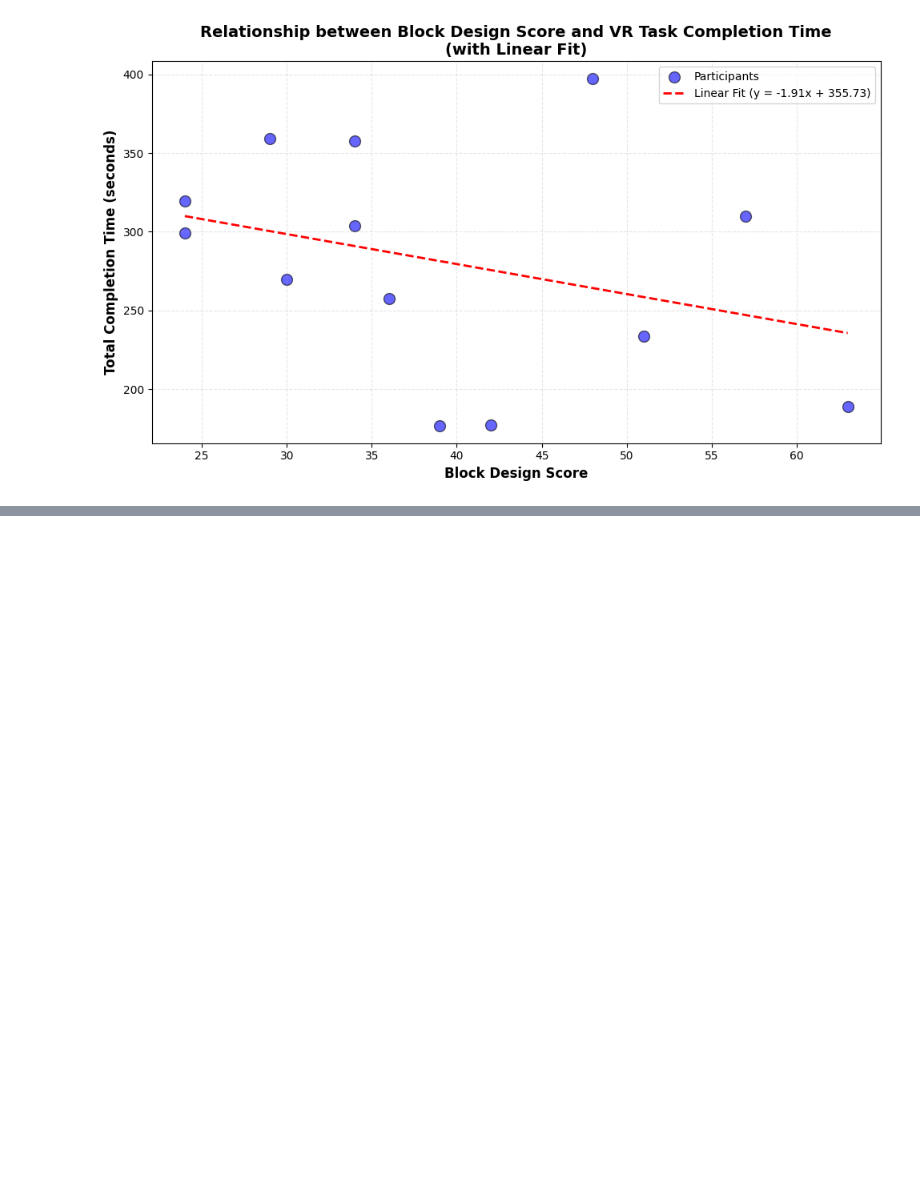
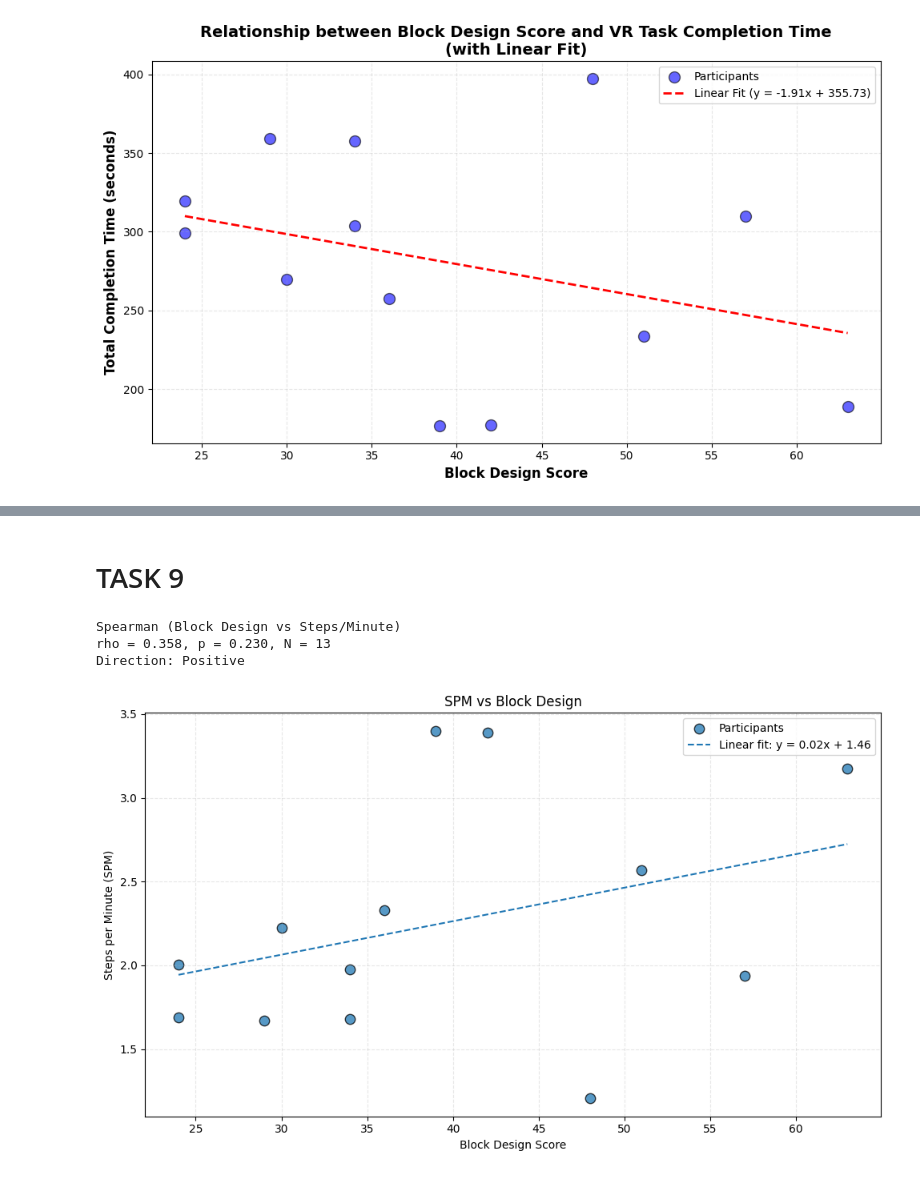
Before and after one commit to kc717/HFE_2025, a Jupyter notebook: notebooks/HFE_Tasks.ipynb, the cells around one changed output, grey strips where cells are left out. Cells and saved outputs as stored; diff of their text form; code cells hidden in the pictures; blank space fills up the shorter version.

Commit message:
Updated code in HFE_Tasks notebook

```diff
--- a/notebooks/HFE_Tasks.ipynb
+++ b/notebooks/HFE_Tasks.ipynb
@@ -260,0 +326,49 @@ Equation: y = -1.907x + 355.733
+# %% [markdown]
+# TASK 9
+# %%
+import numpy as np
+import matplotlib.pyplot as plt
+from scipy.stats import spearmanr
+
+eff_aligned = efficiency_data.rename(columns={"ParticipantID": "TOPF Subject ID"})
+
+# Merge and drop missing
+df = (assessments[["TOPF Subject ID", "Block Design Score"]]
+      .merge(eff_aligned[["TOPF Subject ID", "StepsPerMinute"]],
+             on="TOPF Subject ID", how="inner")
+      .dropna(subset=["Block Design Score", "StepsPerMinute"]))
+
+# Extract arrays
+x = df["Block Design Score"].to_numpy()
+y = df["StepsPerMinute"].to_numpy()
+n = len(df)
+
+# Spearman correlation
+rho, p = spearmanr(x, y, nan_policy="omit")
+direction = "Positive" if rho > 0 else "Negative"
+
+print("Spearman (Block Design vs Steps/Minute)")
+print(f"rho = {rho:.3f}, p = {p:.3f}, N = {n}")
+print(f"Direction: {direction}")
+
+# Linear fit (for visualization)
+slope, intercept = np.polyfit(x, y, 1)
+x_line = np.linspace(x.min(), x.max(), 100)
+y_line = slope * x_line + intercept
+
+# Plot
+plt.figure(figsize=(10,6))
+plt.scatter(x, y, s=80, edgecolors="black", alpha=0.75, label="Participants")
+plt.plot(x_line, y_line, "--", label=f"Linear fit: y = {slope:.2f}x + {intercept:.2f}")
+plt.xlabel("Block Design Score")
+plt.ylabel("Steps per Minute (SPM)")
+plt.title("SPM vs Block Design")
+plt.legend()
+plt.grid(True, linestyle="--", alpha=0.3)
+plt.tight_layout()
+plt.show()
+# %% [output]
+Spearman (Block Design vs Steps/Minute)
+rho = 0.358, p = 0.230, N = 13
+Direction: Positive
+[figure, added]
```
Also changed, not shown: parts of 6 cells of this notebook.
